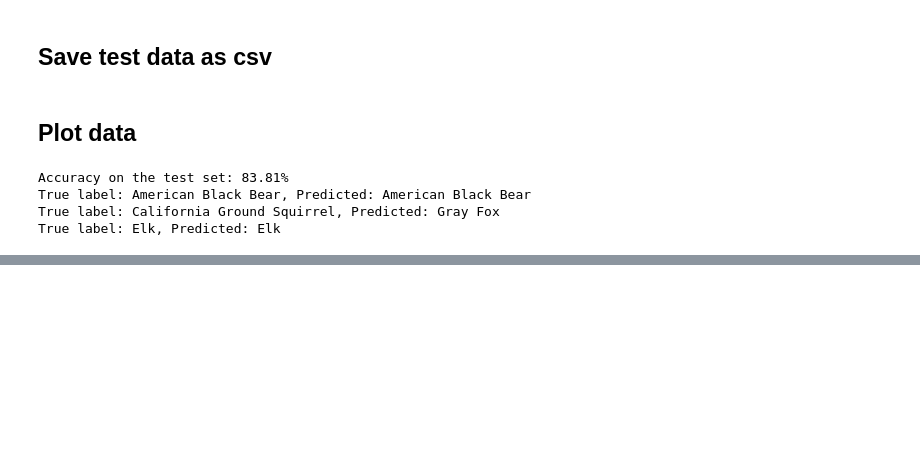
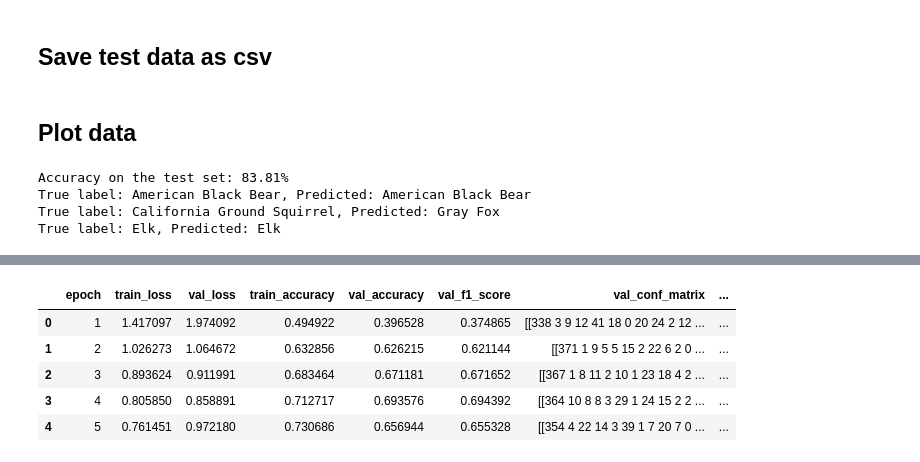
Before and after one commit to michsute/North-American-Animals-Classification, a Jupyter notebook: resnet_baseline.ipynb, the cells around one changed output, grey strips where cells are left out. Saved outputs shown, nothing was run; the diff lists cells and outputs as text; code cells hidden in the pictures; blank space fills up the shorter version.

```diff
--- a/resnet_baseline.ipynb
+++ b/resnet_baseline.ipynb
@@ -546,0 +598,11 @@ True
+# %%
+predictions_filename = 'training_results_2025-01-01_12-00-25.csv'
+df = pd.read_csv(predictions_filename)
+df.head()
+# %% [output]
+|  | epoch | train_loss | val_loss | train_accuracy | val_accuracy | val_f1_score | val_conf_matrix | ... |
+| 0 | 1 | 1.417097 | 1.974092 | 0.494922 | 0.396528 | 0.374865 | [[338 3 9 12 41 18 0 20 24 2 12 ... | ... |
+| 1 | 2 | 1.026273 | 1.064672 | 0.632856 | 0.626215 | 0.621144 | [[371 1 9 5 5 15 2 22 6 2 0 ... | ... |
+| 2 | 3 | 0.893624 | 0.911991 | 0.683464 | 0.671181 | 0.671652 | [[367 1 8 11 2 10 1 23 18 4 2 ... | ... |
+| 3 | 4 | 0.805850 | 0.858891 | 0.712717 | 0.693576 | 0.694392 | [[364 10 8 8 3 29 1 24 15 2 2 ... | ... |
+| 4 | 5 | 0.761451 | 0.972180 | 0.730686 | 0.656944 | 0.655328 | [[354 4 22 14 3 39 1 7 20 7 0 ... | ... |
```
Also changed, not shown: parts of 11 cells of this notebook, 2 other files.
